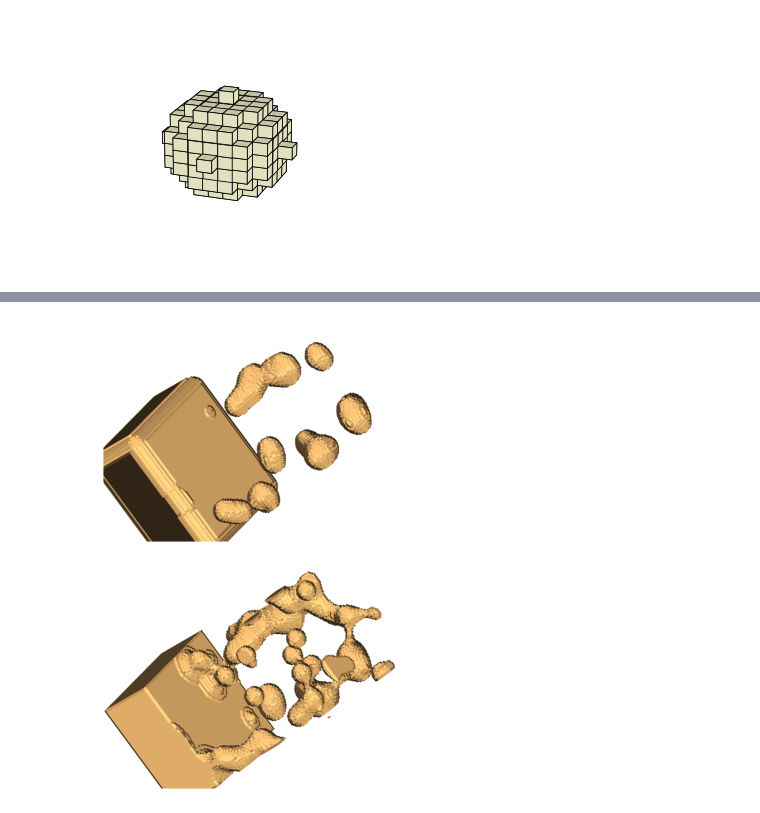
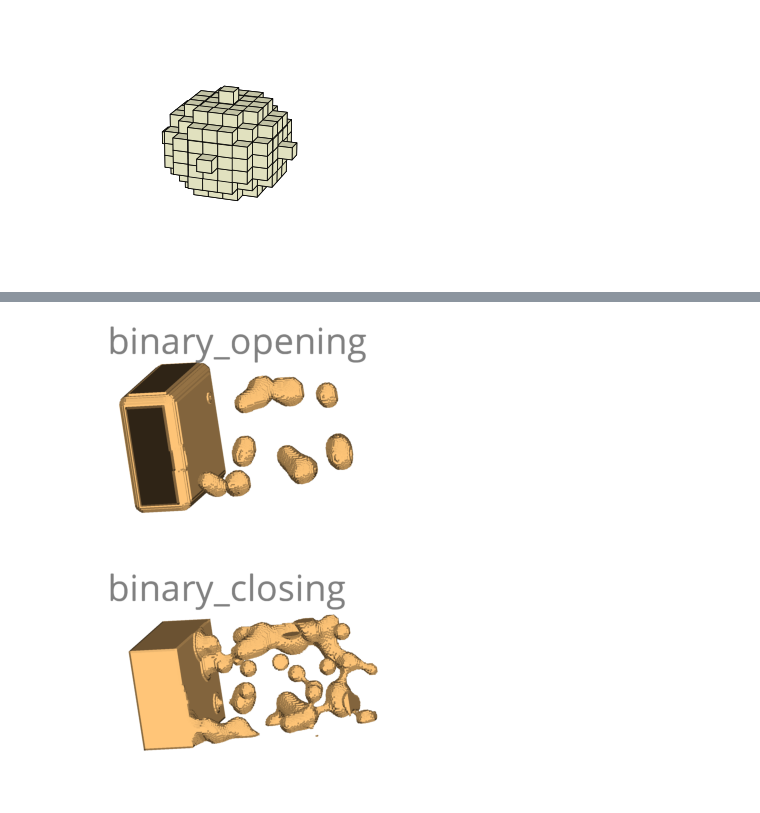
Before and after one commit to kolibril13/plywood-gallery-napari, a Jupyter notebook: 04Morpho.ipynb, the cells around one changed output, grey strips where cells are left out. Cells and saved outputs as stored; diff of their text form; code cells hidden in the pictures.

```diff
--- a/04Morpho.ipynb
+++ b/04Morpho.ipynb
@@ -95,12 +96,16 @@ plot_voxels(morphball)
 [figure]
 # %%
 %%capture_png -p FirstView.png --celltype Dependend --style "width:200px"
+viewer.text_overlay.visible = True
+viewer.text_overlay.font_size =40
+viewer.text_overlay.text = "Original"
 viewer.reset_view()
 viewer.layers.clear()
 viewer.dims.ndisplay = 3
 viewer.theme = "light"
 layer1 = viewer.add_labels(blobs, name="layer1", seed=0.03)
-viewer.camera.angles = (30, 40, 80)
+viewer.camera.angles = (3, 21, 74)
+viewer.camera.zoom = 2.8
 layer1.opacity =1
 make_screenshot(viewer)
 # %% [output]
@@ -108,10 +113,11 @@ make_screenshot(viewer)
 # %%
 %%capture_png -p Dilation.png --celltype Dependend --style "width:200px"
 viewer.layers.clear()
-
+viewer.text_overlay.text = "binary_dilation"
 img_morphed = scipy.ndimage.binary_dilation(blobs, morphball)
 layer1 = viewer.add_labels(img_morphed, name="layer1", seed=0.03)
-viewer.camera.angles = (30, 40, 80)
+viewer.camera.angles = (3, 21, 74)
+viewer.camera.zoom = 2.8
 layer1.opacity =1
 make_screenshot(viewer)
 # %% [output]
@@ -119,10 +125,12 @@ make_screenshot(viewer)
 # %%
 %%capture_png -p Erosion.png --celltype Dependend --style "width:200px"
 viewer.layers.clear()
+viewer.text_overlay.text = "binary_erosion"
 img_morphed = scipy.ndimage.binary_erosion(blobs, morphball)
 
 layer1 = viewer.add_labels(img_morphed, name="layer1", seed=0.03)
-viewer.camera.angles = (30, 40, 80)
+viewer.camera.angles = (3, 21, 74)
+viewer.camera.zoom = 2.8
 layer1.opacity =1
 make_screenshot(viewer)
 # %% [output]
@@ -130,28 +138,30 @@ make_screenshot(viewer)
 # %%
 %%capture_png -p Dilation.png --celltype Dependend --style "width:200px"
 viewer.layers.clear()
-
+viewer.text_overlay.text = "binary_opening"
 morphball = ball(8)
-
 
 img_morphed = scipy.ndimage.binary_opening(blobs, morphball)
 layer1 = viewer.add_labels(img_morphed, name="layer1", seed=0.03)
-viewer.camera.angles = (30, 40, 80)
+viewer.camera.angles = (3, 21, 74)
+viewer.camera.zoom = 2.8
 layer1.opacity =1
 make_screenshot(viewer)
 # %% [output]
-[figure, old version]
+[figure, new version]
 # %%
 %%capture_png -p Dilation.png --celltype Dependend --style "width:200px"
 viewer.layers.clear()
+viewer.text_overlay.text = "binary_closing"
 
 img_morphed = scipy.ndimage.binary_closing(blobs, morphball)
 layer1 = viewer.add_labels(img_morphed, name="layer1", seed=0.03)
-viewer.camera.angles = (30, 40, 80)
+viewer.camera.angles = (3, 21, 74)
+viewer.camera.zoom = 2.8
 layer1.opacity =1
 make_screenshot(viewer)
 # %% [output]
-[figure, old version]
+[figure, new version]
 # %%
 #ChapterManager.clean("Morpho")
 # %% [output]
```
Also changed, not shown: parts of 5 cells of this notebook, 6 other files.
